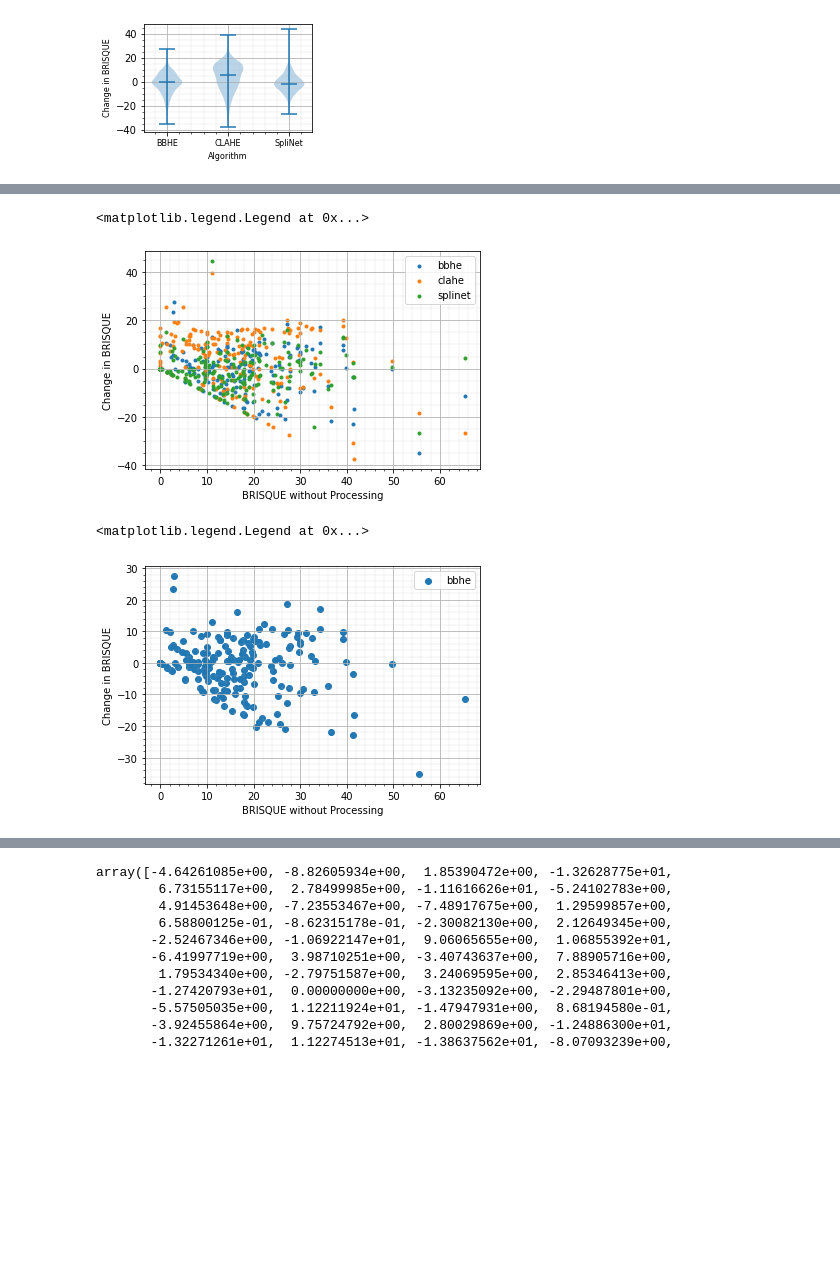
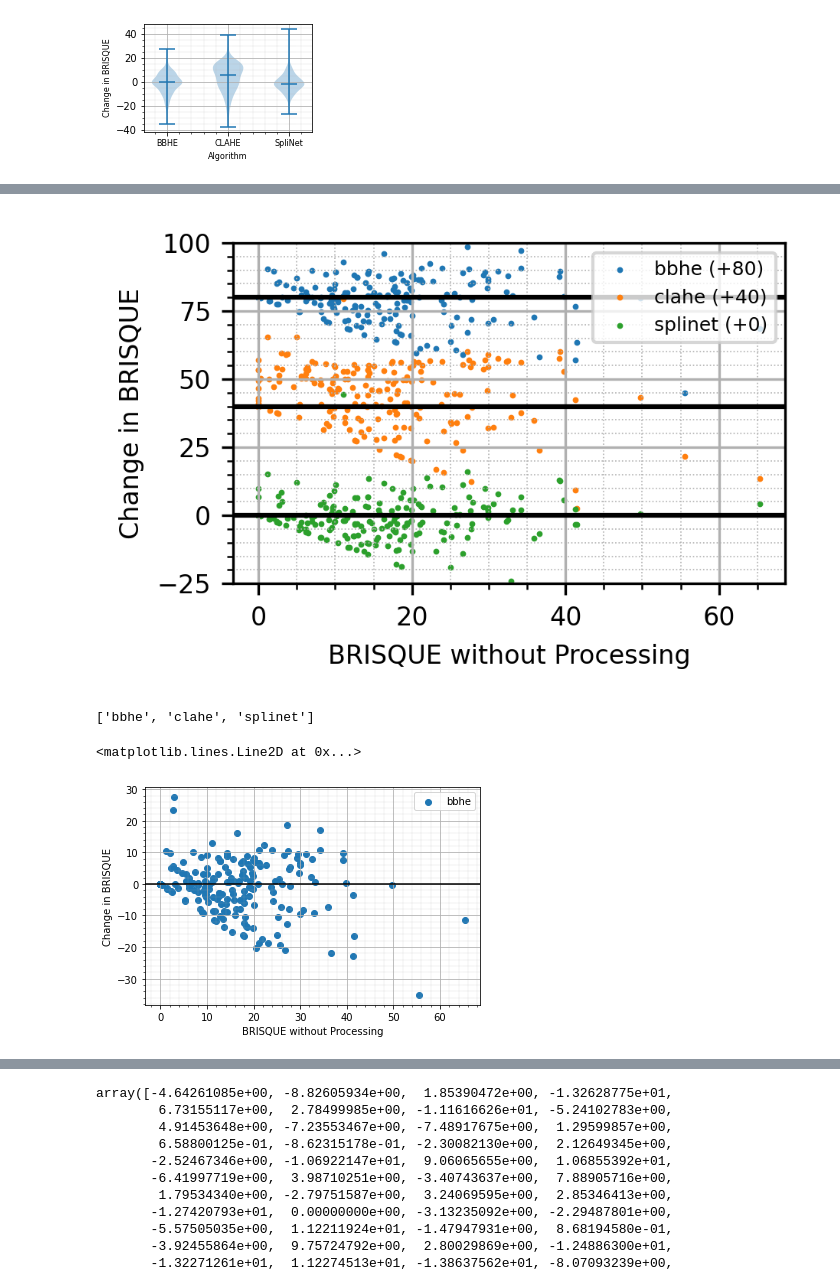
Before and after one commit to Zamammirza/HE, a Jupyter notebook: analysis/brisque_differential_analysis.ipynb, the cells around one changed output, grey strips where cells are left out. Drawn from its saved outputs; the diff is of its cells as text; code cells hidden in the pictures; blank space fills up the shorter version.

Commit message:
Further Data Analysis

```diff
--- a/analysis/brisque_differential_analysis.ipynb
+++ b/analysis/brisque_differential_analysis.ipynb
@@ -47,6 +43,7 @@ rows
 | 597 | clahe | MuzYhuKsV6.png | 15.793130 |
 # %%
 diff = pd.DataFrame(columns=["original_filename", "bbhe", "clahe", "splinet", "no_processing"])
+df_shaped = pd.DataFrame(columns=["original_filename", "bbhe", "clahe", "splinet", "no_processing"])
 # the algorithm columns are deltas compared to no_processing
 for i, fn in enumerate(fns):
     rows = df.query('original_filename==@fn')
@@ -59,6 +56,14 @@ for i, fn in enumerate(fns):
          "no_processing": np_score,
     }
     diff = diff.append(result, ignore_index=True)
+
+    df_shaped = df_shaped.append({
+        "original_filename": fn,
+        "bbhe": rows.query('algorithm=="bbhe"').score.iloc[0],
+        "clahe": rows.query('algorithm=="clahe"').score.iloc[0],
+        "splinet": rows.query('algorithm=="splinet"').score.iloc[0],
+        "no_processing": np_score,
+    }, ignore_index=True)
 diff
 # %% [output]
 |  | original_filename | bbhe | clahe | splinet | no_processing |
@@ -91,0 +134,3 @@ plt.savefig("diff_violin.pdf")
+# %%
+prop_cycle = plt.rcParams['axes.prop_cycle']
+colors = prop_cycle.by_key()['color']
@@ -92,15 +250,31 @@ plt.savefig("diff_violin.pdf")
 # %%
-for algo in algos:
-    plt.scatter(diff.no_processing, diff[algo], marker=".", label=algo)
+plt.figure(figsize=(3.2, 2.2), dpi=300)
+for i, algo in enumerate(algos):
+    y = diff[algo]
+    offset = (2-i)*40
+    plt.scatter(diff.no_processing, y+offset, marker=[".", ".", "."][i], s=3, alpha=1, label=f"{algo} (+{offset})")
+    plt.axhline(offset, color="black", lw=1.5)
+    # linear regression
+    # exclude outliers
+    #p1, p0 = np.polyfit(filtered.no_processing, filtered[algo], deg=1)  # slope, intercept
+    #plt.axline(xy1=(0, p0), slope=p1, color=colors[i])
 plt.minorticks_on()
+plt.gca().tick_params(axis='both', which='major', labelsize=8)
 plt.grid(which="major", zorder=0)
 plt.grid(which="minor", linestyle=":", linewidth=.4, zorder=0)
-plt.xlabel("BRISQUE without Processing")
-plt.ylabel("Change in BRISQUE")
-plt.legend()
+plt.xlabel("BRISQUE without Processing", fontsize=8)
+plt.ylabel("Change in BRISQUE", fontsize=8)
+plt.legend(fontsize=6)
+plt.ylim(-25, 100)
+
+plt.tight_layout()
+plt.savefig("correlation.pdf")
 # %% [output]
-<matplotlib.legend.Legend at 0x...>
-[figure, old version]
+[figure, new version]
+# %%
+algos
+# %% [output]
+['bbhe', 'clahe', 'splinet']
 # %%
 for algo in ["bbhe"]:
     plt.scatter(diff.no_processing, diff[algo], label=algo)
@@ -110,9 +284,10 @@ plt.grid(which="minor", linestyle=":", linewidth=.4, zorder=0)
 plt.xlabel("BRISQUE without Processing")
 plt.ylabel("Change in BRISQUE")
 plt.legend()
+plt.axhline(0, color="black")
 # %% [output]
-<matplotlib.legend.Legend at 0x...>
+<matplotlib.lines.Line2D at 0x...>
-[figure, old version]
+[figure, new version]
 # %%
 for algo in ["clahe"]:
     plt.scatter(diff.no_processing, diff[algo], label=algo)
```
Also changed, not shown: parts of 13 cells of this notebook, 7 other files.
